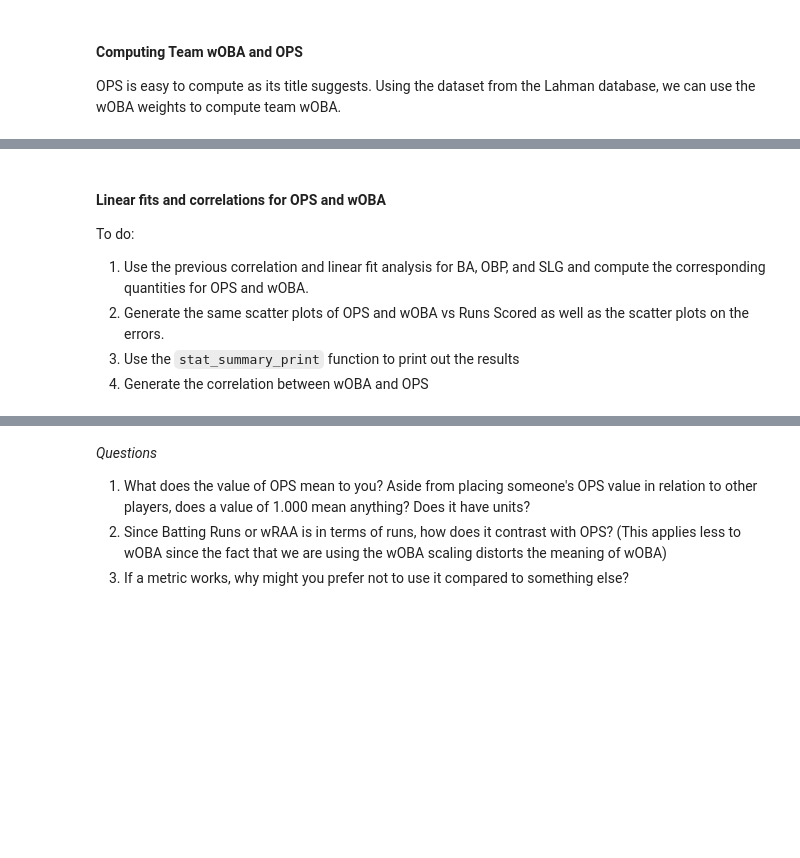
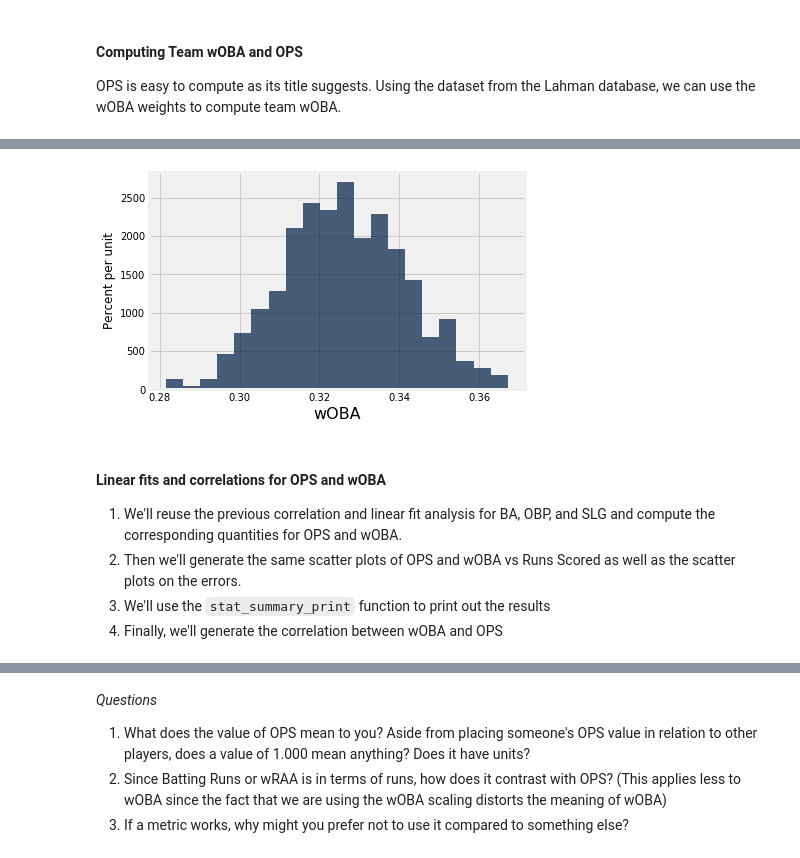
Before and after one commit to apapanico/LS88, a Jupyter notebook: Demos/off_metrics/Demo - Offensive Metrics in Baseball (DS).ipynb, the cells around one changed output, grey strips where cells are left out. Saved outputs shown, nothing was run; the diff lists cells and outputs as text; code cells hidden in the pictures; blank space fills up the shorter version.

```diff
--- a/Demos/off_metrics/Demo - Offensive Metrics in Baseball (DS).ipynb
+++ b/Demos/off_metrics/Demo - Offensive Metrics in Baseball (DS).ipynb
@@ -264,8 +280,11 @@ lahman['wOBA']= woba_numerator / lahman['PA']
+# %%
+lahman.hist('wOBA', bins=20)
+# %% [output]
+[figure, added]
 # %% [markdown]
 #### Linear fits and correlations for OPS and wOBA
 
-To do:
-1. Use the previous correlation and linear fit analysis for BA, OBP, and SLG and compute the corresponding quantities for OPS and wOBA.
-2. Generate the same scatter plots of OPS and wOBA vs Runs Scored as well as the scatter plots on the errors.
-3. Use the `stat_summary_print` function to print out the results
-4. Generate the correlation between wOBA and OPS
+1. We'll reuse the previous correlation and linear fit analysis for BA, OBP, and SLG and compute the corresponding quantities for OPS and wOBA.
+2. Then we'll generate the same scatter plots of OPS and wOBA vs Runs Scored as well as the scatter plots on the errors.
+3. We'll use the `stat_summary_print` function to print out the results
+4. Finally, we'll generate the correlation between wOBA and OPS
```
Also changed, not shown: parts of 12 cells of this notebook.
